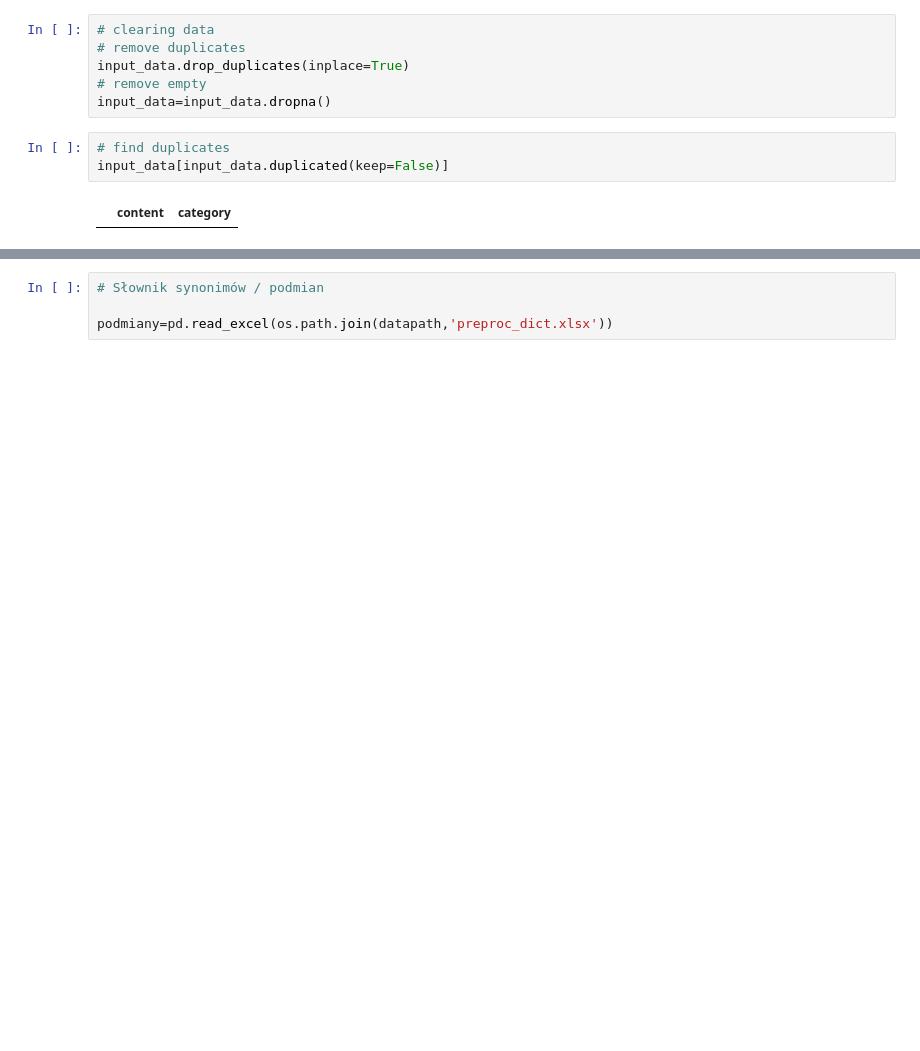
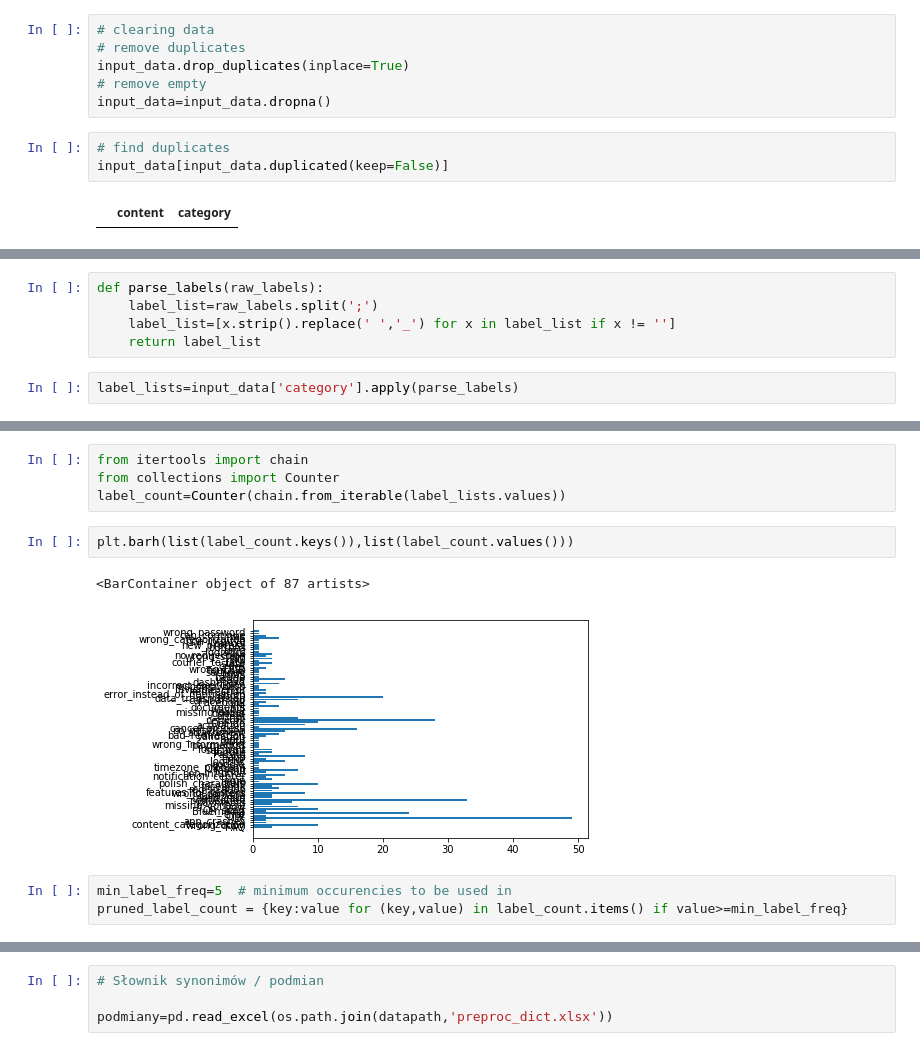
Before and after one commit to t1slowik/DOP-multilabel, a Jupyter notebook: DOP_fasttext.ipynb, the cells around one changed output, grey strips where cells are left out. Drawn from its saved outputs; the diff is of its cells as text; blank space fills up the shorter version.

```diff
--- a/DOP_fasttext.ipynb
+++ b/DOP_fasttext.ipynb
@@ -77,0 +66,7 @@ załadowanie słowników tłumaczeń
+# %%
+def parse_labels(raw_labels):
+    label_list=raw_labels.split(';')
+    label_list=[x.strip().replace(' ','_') for x in label_list if x != '']
+    return label_list
+# %%
+label_lists=input_data['category'].apply(parse_labels)
@@ -77,0 +82,12 @@ załadowanie słowników tłumaczeń
+# %%
+from itertools import chain
+from collections import Counter
+label_count=Counter(chain.from_iterable(label_lists.values))
+# %%
+plt.barh(list(label_count.keys()),list(label_count.values()))
+# %% [output]
+<BarContainer object of 87 artists>
+[figure, added]
+# %%
+min_label_freq=5  # minimum occurencies to be used in
+pruned_label_count = {key:value for (key,value) in label_count.items() if value>=min_label_freq}
```
Also changed, not shown: parts of 47 cells of this notebook.
